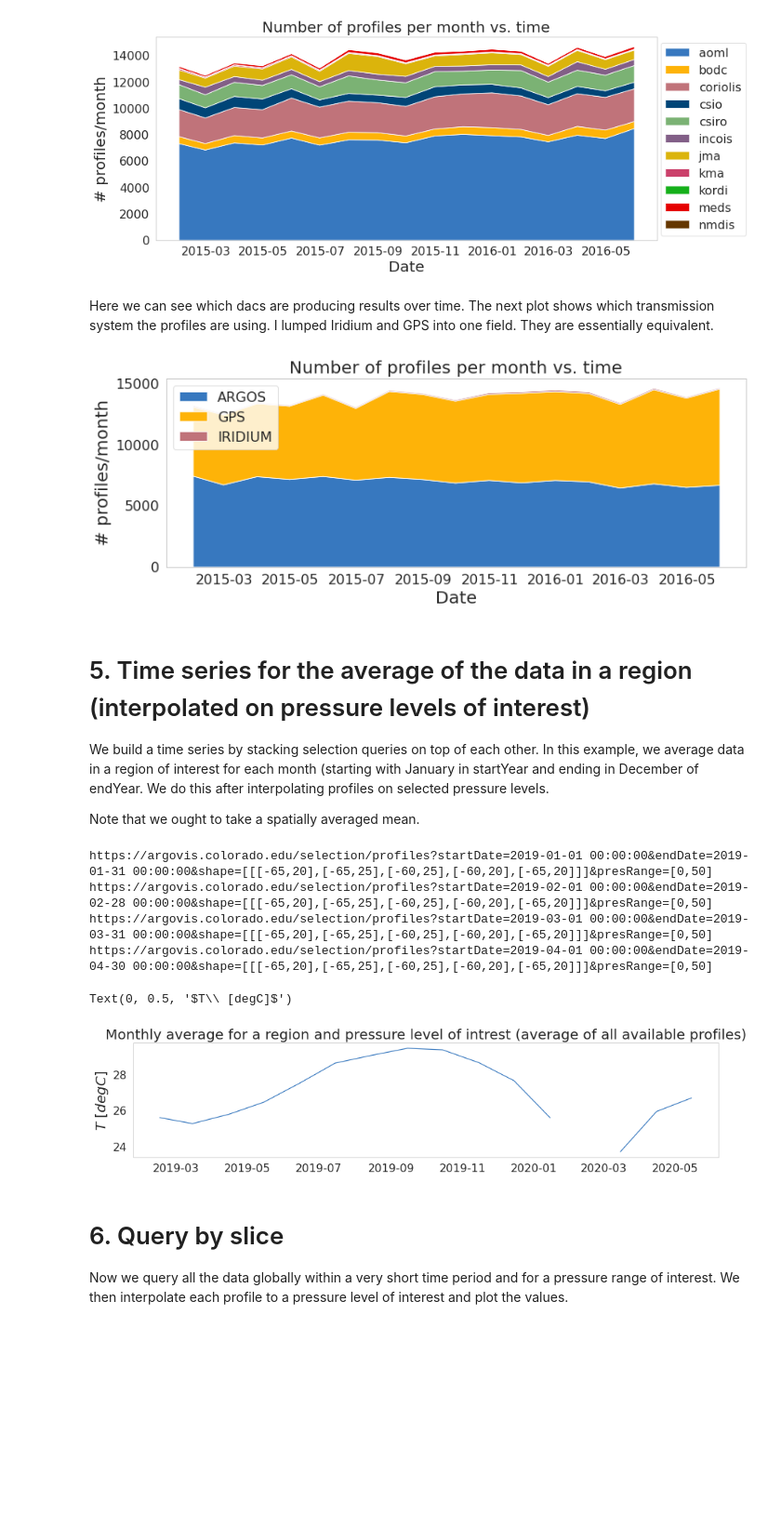
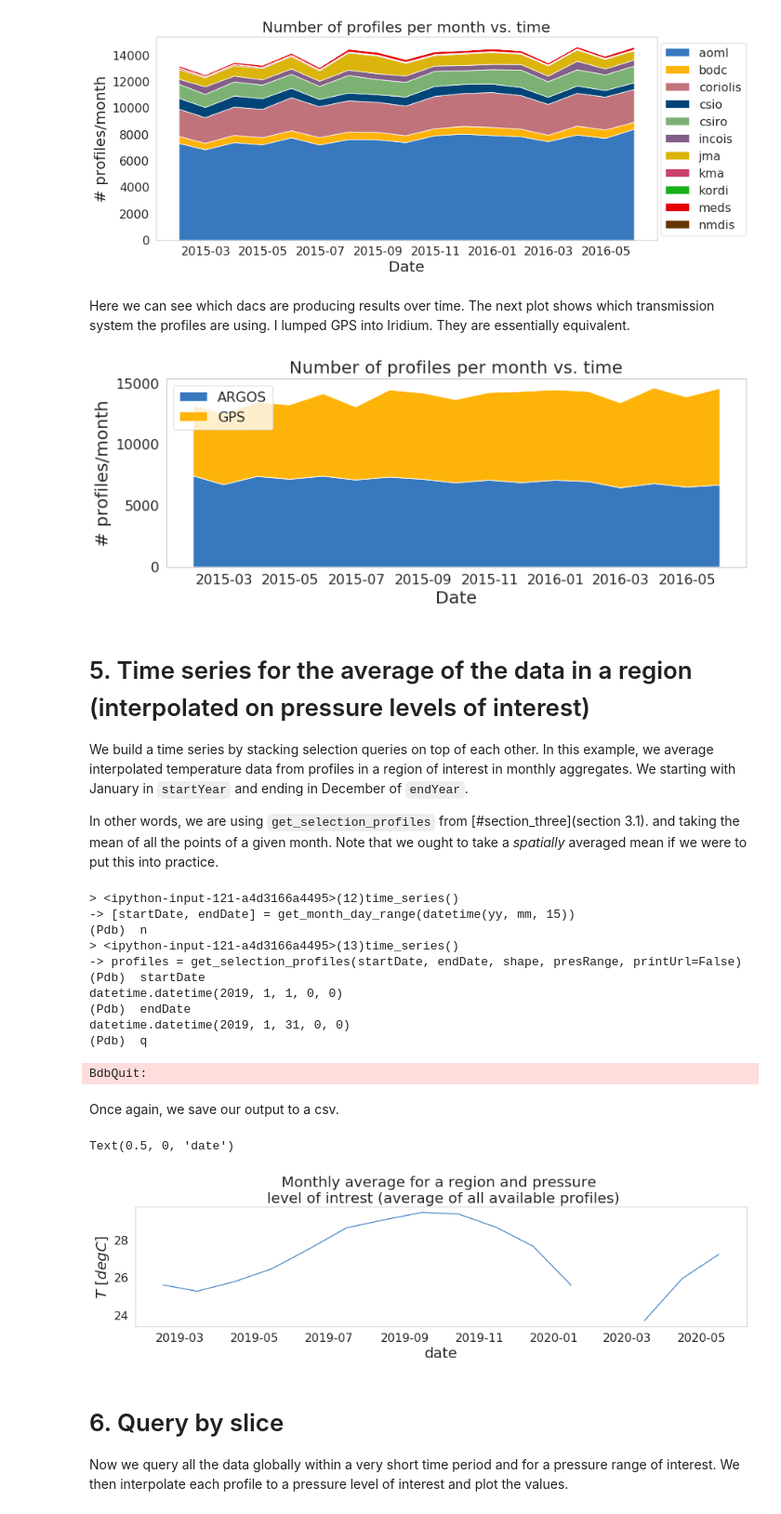
Before and after one commit to tylertucker202/EC-Argovis-API-Demo, a Jupyter notebook: EC2020_argovis_python_api.ipynb, the cells around one changed output. Shown at 93% size. Saved outputs shown, nothing was run; the diff lists cells and outputs as text; code cells hidden in the pictures; blank space fills up the shorter version.

Commit message:
data

```diff
--- a/EC2020_argovis_python_api.ipynb
+++ b/EC2020_argovis_python_api.ipynb
@@ -493,22 +523,21 @@ axes.legend(bbox_to_anchor=(1.19, 1.00), fontsize=16)
 <matplotlib.legend.Legend at 0x...>
 [figure]
 # %% [markdown]
-Here we can see which dacs are producing results over time. The next plot shows which transmission system the profiles are using. I lumped Iridium and GPS into one field. They are essentially equivalent.
+Here we can see which dacs are producing results over time. The next plot shows which transmission system the profiles are using. I lumped GPS into Iridium. They are essentially equivalent.
 # %%
 psdf=psTimeSeriesDf.copy()
-# in case there is a typo
-if 'GTS' in psTimeSeriesDf:
-    psdf['GPS'] = psTimeSeriesDf['GPS'] + psTimeSeriesDf['GTS']
-    psdf.drop('GTS', axis = 1, inplace=True)
+if 'IRIDIUM' in psTimeSeriesDf:
+    psdf['IRIDIUM'] = psTimeSeriesDf['GPS'] + psTimeSeriesDf['IRIDIUM']
+    psdf.drop('GPS', axis = 1, inplace=True)
 fig = make_stack_plot(psdf, figsize=(12,4))
 # %% [output]
-[figure, old version]
+[figure, new version]
 # %% [markdown]
 <a name="section_five"/> </a>
 # 5. Time series for the average of the data in a region (interpolated on pressure levels of interest)
 
-We build a time series by stacking selection queries on top of each other. In this example, we average data in a region of interest for each month (starting with January in startYear and ending in December of endYear. We do this after interpolating profiles on selected pressure levels.
+We build a time series by stacking selection queries on top of each other. In this example, we average interpolated temperature data from profiles in a region of interest in monthly aggregates. We starting with January in `startYear` and ending in December of `endYear`.
 
-Note that we ought to take a spatially averaged mean.
+In other words, we are using `get_selection_profiles` from [#section_three](section 3.1). and taking the mean of all the points of a given month. Note that we ought to take a _spatially_ averaged mean if we were to put this into practice.
 # %%
 def get_month_day_range(date):
@@ -528,27 +558,37 @@ def time_series(shape, presRange, startYear=2019, endYear=2020, plevIntp=(20)):
     yearRange = range(startYear,endYear+1)
     maxYdx = len(yearRange)
     for ydx, yy in enumerate(yearRange):
-        print('year {0} is {1} percent complete'.format(yy, 100*round(ydx/maxYdx, 3)), end='\r')
+        progress_ind(ydx, maxYdx)
         monthRange = range(1,13)
         for mm in monthRange:
-            print('on month {0} of 12'.format(mm), end='\r')
             times.append(datetime(yy, mm, 15))
             [startDate, endDate] = get_month_day_range(datetime(yy, mm, 15))
-            profiles = get_selection_profiles(startDate, endDate, shape, presRange)
+            profiles = get_selection_profiles(startDate, endDate, shape, presRange, printUrl=False)
             #pdb.set_trace()
             if len(profiles) > 0:
                 df = parse_into_df_plev(profiles, plevIntp)
                 df = df.dropna(subset=['temp'])
-                tempMean.append(df['temp'].mean(0))
+                mean = df['temp'].mean()
+                tempMean.append(mean)
             else:
                 tempMean.append(np.nan)
+    progress_ind(maxYdx, maxYdx)
     return tempMean, times
 
 tempMean, times = time_series(shape, presRange, startYear, endYear, plevIntp)
 # %% [output]
-https://argovis.colorado.edu/selection/profiles?startDate=2019-01-01 00:00:00&endDate=2019-01-31 00:00:00&shape=[[[-65,20],[-65,25],[-60,25],[-60,20],[-65,20]]]&presRange=[0,50]
-https://argovis.colorado.edu/selection/profiles?startDate=2019-02-01 00:00:00&endDate=2019-02-28 00:00:00&shape=[[[-65,20],[-65,25],[-60,25],[-60,20],[-65,20]]]&presRange=[0,50]
-https://argovis.colorado.edu/selection/profiles?startDate=2019-03-01 00:00:00&endDate=2019-03-31 00:00:00&shape=[[[-65,20],[-65,25],[-60,25],[-60,20],[-65,20]]]&presRange=[0,50]
-https://argovis.colorado.edu/selection/profiles?startDate=2019-04-01 00:00:00&endDate=2019-04-30 00:00:00&shape=[[[-65,20],[-65,25],[-60,25],[-60,20],[-65,20]]]&presRange=[0,50]
+> <ipython-input-121-a4d3166a4495>(12)time_series()
+-> [startDate, endDate] = get_month_day_range(datetime(yy, mm, 15))
+(Pdb)  n
+> <ipython-input-121-a4d3166a4495>(13)time_series()
+-> profiles = get_selection_profiles(startDate, endDate, shape, presRange, printUrl=False)
+(Pdb)  startDate
+datetime.datetime(2019, 1, 1, 0, 0)
+(Pdb)  endDate
+datetime.datetime(2019, 1, 31, 0, 0)
+(Pdb)  q
+BdbQuit:
+# %% [markdown]
+Once again, we save our output to a csv.
 # %%
 filename = os.path.join(dataDir, 'time_series.csv')
@@ -559,12 +600,16 @@ with open(filename, 'w') as myfile:
+# %%
+tsdf = pd.read_csv(filename)
+tsdf['date'] = tsdf['date'].apply(lambda t: datetime.strptime(t, '%Y-%m-%d'))
 # %%
 fig = plt.figure(999, figsize=(15,3))
-axes = plt.axes()
-axes.plot(times, tempMean)
-axes.set_title(r'Monthly average for a region and pressure level of intrest (average of all available profiles)')
-axes.set_ylabel(r'$T\ [degC]$')
+ax = plt.axes()
+ax.plot(tsdf['date'], tsdf['tempMean'])
+ax.set_title('Monthly average for a region and pressure \n level of intrest (average of all available profiles)')
+ax.set_ylabel('$T\ [degC]$')
+ax.set_xlabel('date')
 # %% [output]
-Text(0, 0.5, '$T\\ [degC]$')
+Text(0.5, 0, 'date')
-[figure, old version]
+[figure, new version]
 # %% [markdown]
 <a name="section_six"/> </a>
 # 6. Query by slice
```
Also changed, not shown: parts of 23 cells of this notebook, 1 other file.
